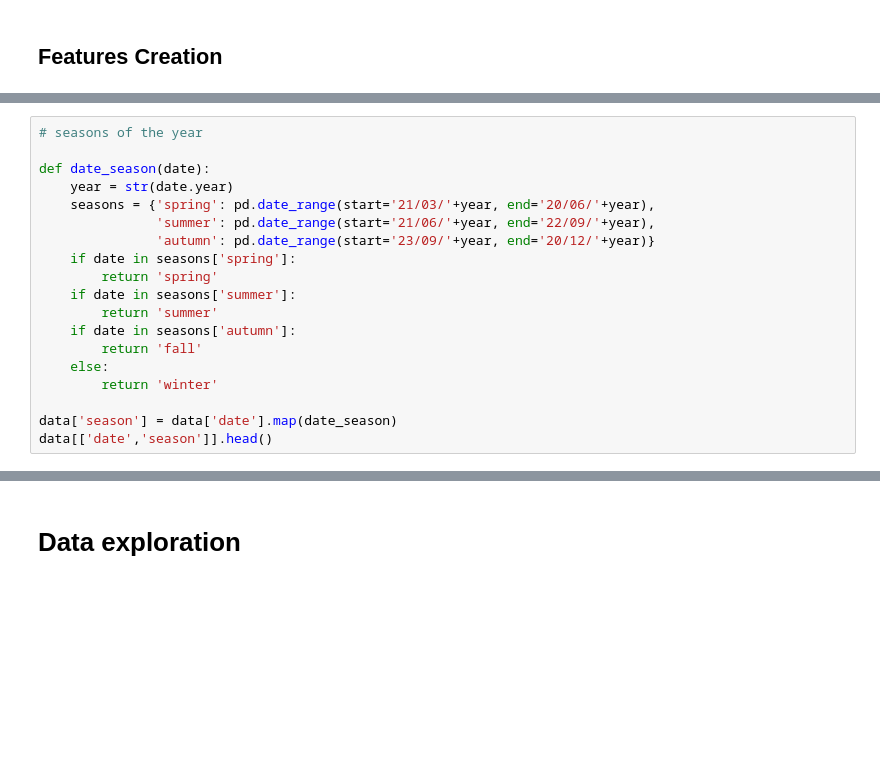
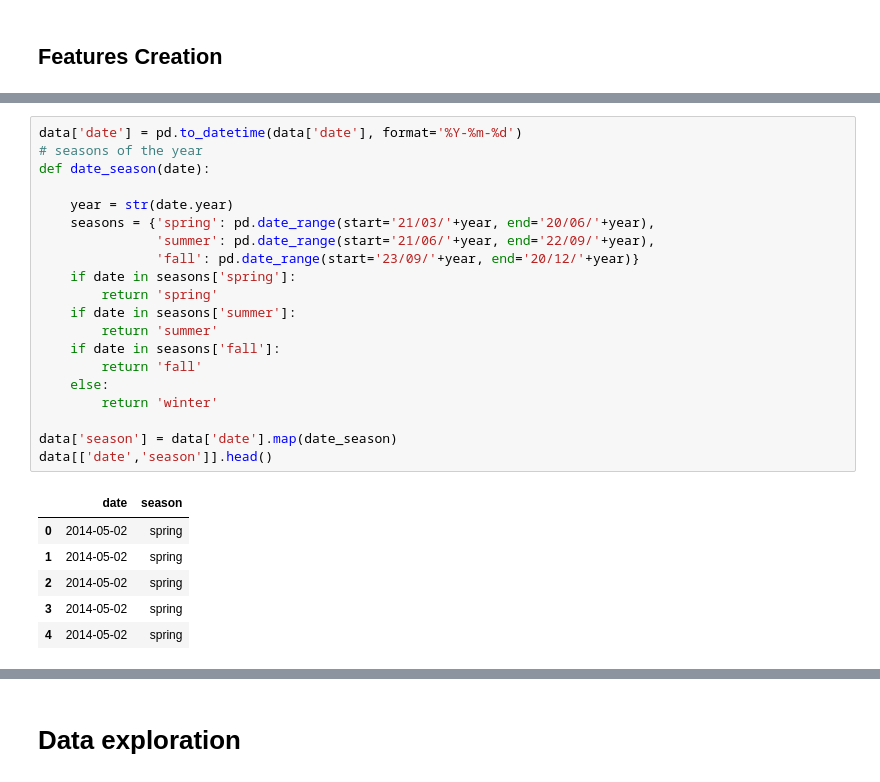
Before and after one commit to obregonrodrigo/house-rocket-insights, a Jupyter notebook: notebooks/notebook.ipynb, the cells around one changed output, grey strips where cells are left out. Drawn from its saved outputs; the diff is of its cells as text; blank space fills up the shorter version.

```diff
--- a/notebooks/notebook.ipynb
+++ b/notebooks/notebook.ipynb
@@ -333,22 +345,30 @@ data[['id', 'zipcode', 'price', 'median_price', 'condition', 'decision', 'sellin
 # %%
+data['date'] = pd.to_datetime(data['date'], format='%Y-%m-%d')
 # seasons of the year
+def date_season(date):
 
-def date_season(date):
     year = str(date.year)
     seasons = {'spring': pd.date_range(start='21/03/'+year, end='20/06/'+year),
                'summer': pd.date_range(start='21/06/'+year, end='22/09/'+year),
-               'autumn': pd.date_range(start='23/09/'+year, end='20/12/'+year)}
+               'fall': pd.date_range(start='23/09/'+year, end='20/12/'+year)}
     if date in seasons['spring']:
         return 'spring'
     if date in seasons['summer']:
         return 'summer'
-    if date in seasons['autumn']:
+    if date in seasons['fall']:
         return 'fall'
     else:
         return 'winter'
 
 data['season'] = data['date'].map(date_season)
 data[['date','season']].head()
+# %% [output]
+|  | date | season |
+| 0 | 2014-05-02 | spring |
+| 1 | 2014-05-02 | spring |
+| 2 | 2014-05-02 | spring |
+| 3 | 2014-05-02 | spring |
+| 4 | 2014-05-02 | spring |
 # %%
 # median price per season and zipcode
 
```
Also changed, not shown: parts of 45 cells of this notebook, 10 other files.
